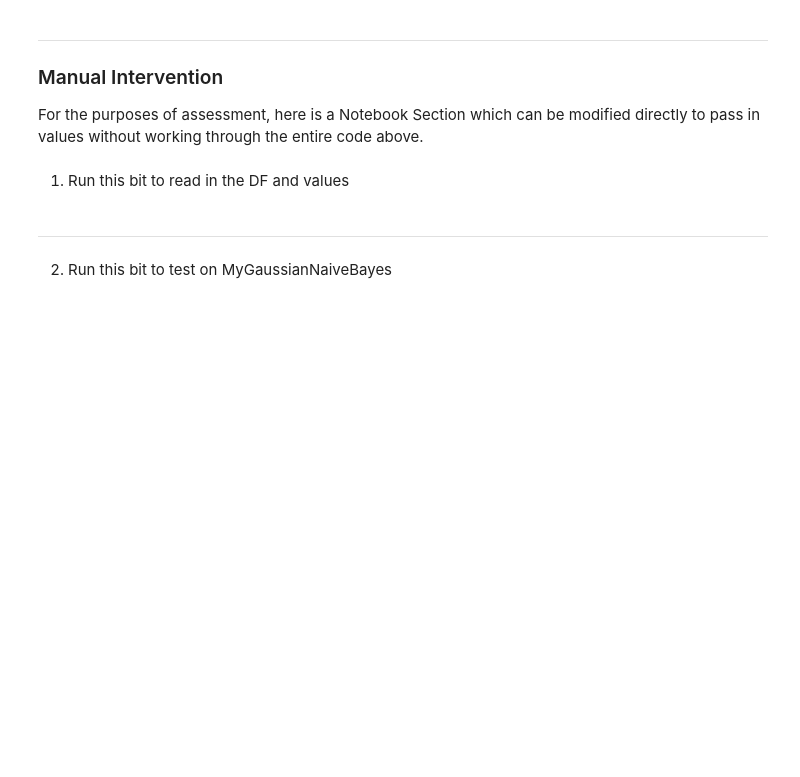
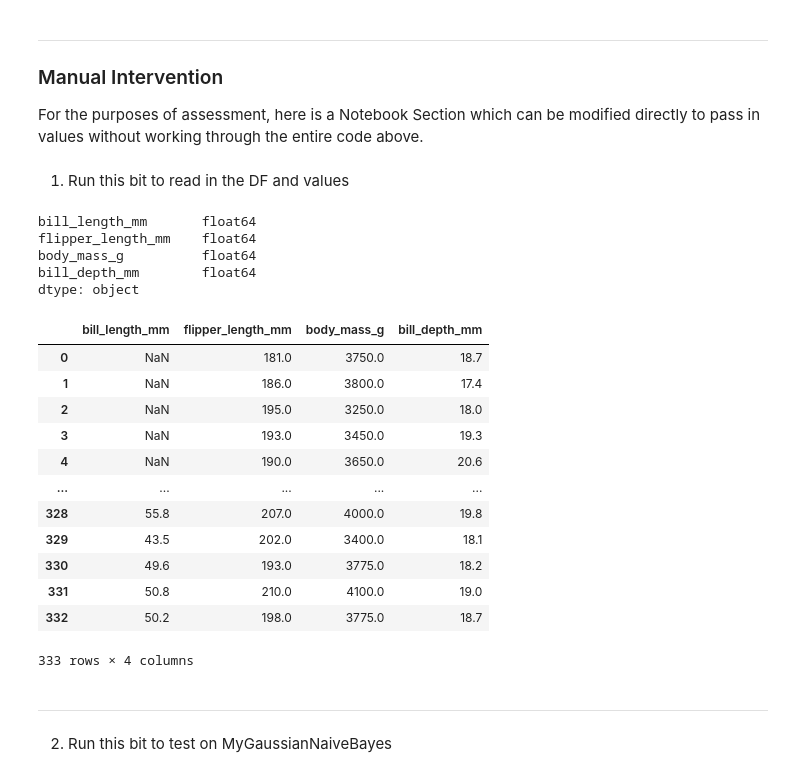
Before and after one commit to AdamPatrickRyan/COMP47750-Machine-Learning-with-Python, a Jupyter notebook: Assignments/Assignment 1 - Gaussian Naive Bayes/Assignment 1 - Solution - Gaussian Naive Bayes - ARyan.ipynb, the cells around one changed output. Drawn from its saved outputs; the diff is of its cells as text; code cells hidden in the pictures; blank space fills up the shorter version.

```diff
--- a/Assignments/Assignment 1 - Gaussian Naive Bayes/Assignment 1 - Solution - Gaussian Naive Bayes - ARyan.ipynb
+++ b/Assignments/Assignment 1 - Gaussian Naive Bayes/Assignment 1 - Solution - Gaussian Naive Bayes - ARyan.ipynb
@@ -1000,10 +1000,35 @@ For the purposes of assessment, here is a Notebook Section which can be modified
 scaler='Standard'
 
 df=pd.read_csv(test_datasets['penguins']['filepath'])
-
+df.loc[(df.index<100),'bill_length_mm']=np.nan
+df=df[['bill_length_mm','flipper_length_mm','body_mass_g','bill_depth_mm','species']]
 
 X=df[test_datasets['penguins']['x_columns']].values
 y=df.pop(test_datasets['penguins']['y_column'][0]).values
+# %%
+df.dtypes
+# %% [output]
+bill_length_mm       float64
+flipper_length_mm    float64
+body_mass_g          float64
+bill_depth_mm        float64
+dtype: object
+# %%
+df
+# %% [output]
+|  | bill_length_mm | flipper_length_mm | body_mass_g | bill_depth_mm |
+| 0 | NaN | 181.0 | 3750.0 | 18.7 |
+| 1 | NaN | 186.0 | 3800.0 | 17.4 |
+| 2 | NaN | 195.0 | 3250.0 | 18.0 |
+| 3 | NaN | 193.0 | 3450.0 | 19.3 |
+| 4 | NaN | 190.0 | 3650.0 | 20.6 |
+| ... | ... | ... | ... | ... |
+| 328 | 55.8 | 207.0 | 4000.0 | 19.8 |
+| 329 | 43.5 | 202.0 | 3400.0 | 18.1 |
+| 330 | 49.6 | 193.0 | 3775.0 | 18.2 |
+| 331 | 50.8 | 210.0 | 4100.0 | 19.0 |
+| 332 | 50.2 | 198.0 | 3775.0 | 18.7 |
+333 rows × 4 columns
 # %%
 
 
```
Also changed, not shown: parts of 5 cells of this notebook.
